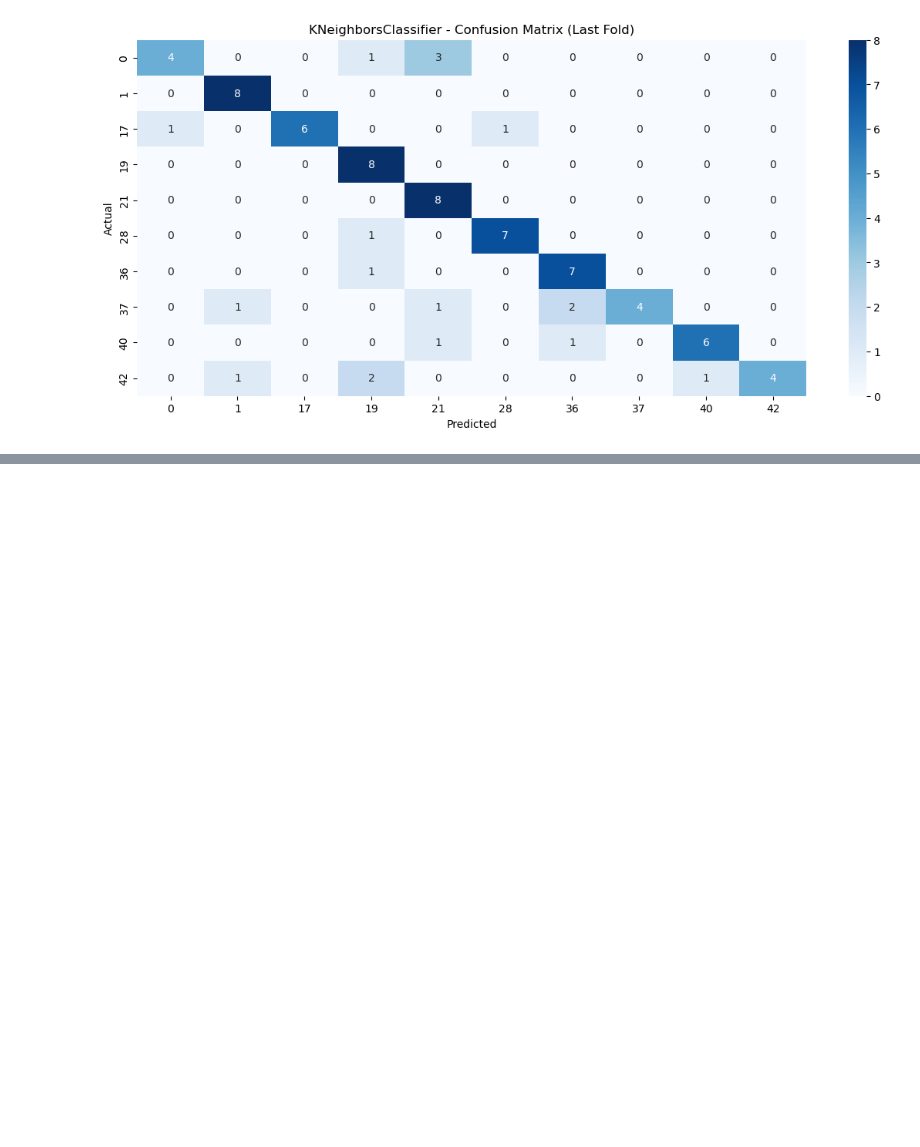
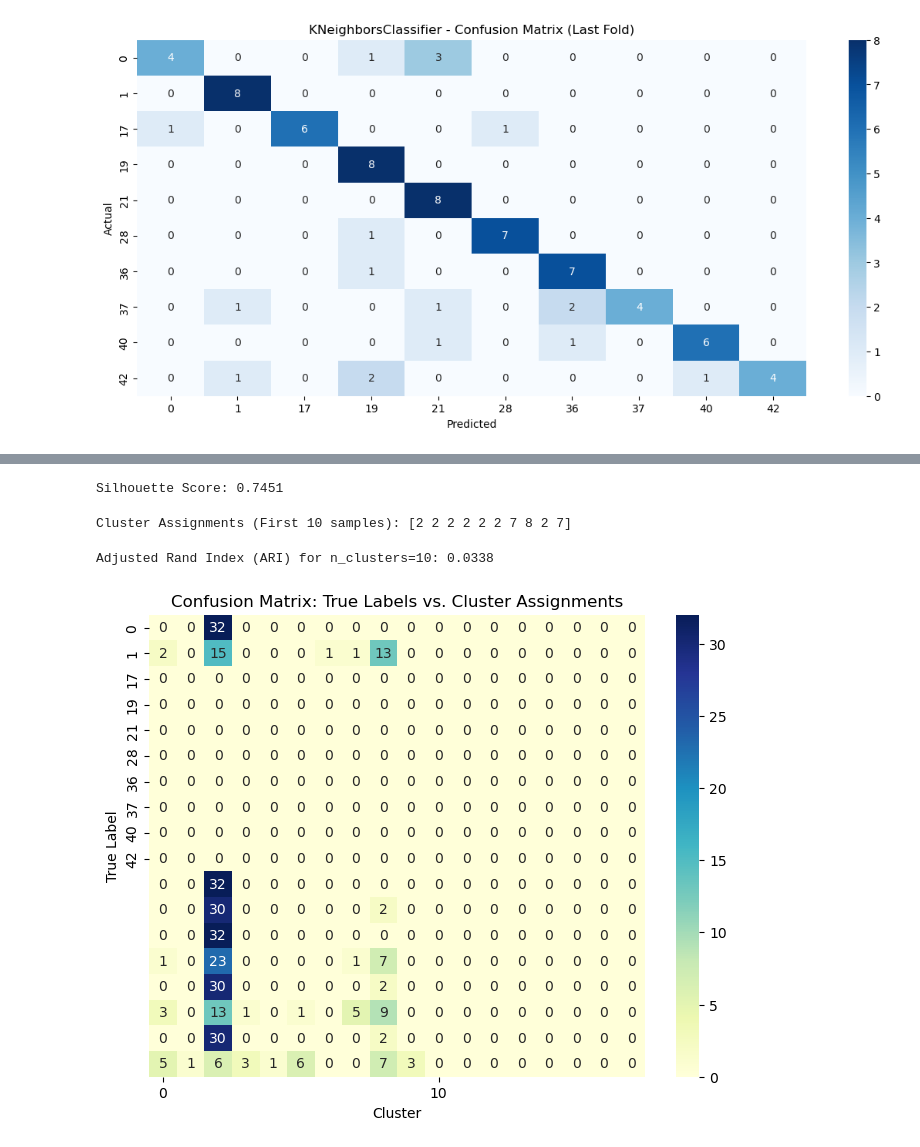
Before and after one commit to soheilbh/aed-challange, a Jupyter notebook: main.ipynb, the cells around one changed output, grey strips where cells are left out. Drawn from its saved outputs; the diff is of its cells as text; code cells hidden in the pictures; blank space fills up the shorter version.

Commit message:
K-means process started

```diff
--- a/main.ipynb
+++ b/main.ipynb
@@ -1410,0 +1587,17 @@ weighted avg       0.83      0.78      0.77        80
+# %%
+feature_selection = {
+    'mfcc': False,
+    'hist': False,
+    'spectral': False,
+    'zcr': False,
+    'envelope': False,
+    'hnr': True
+}
+
+selected_features, X_train, X_test, y_train, y_test, selected_features_names = load_and_split_features(
+    loaded_data, feature_selection
+)
+
+X_train, X_test = preprocess_features(
+    X_train, X_test, normalize=True, apply_pca=False, n_pca_components=0.9, verbose=True
+)
@@ -1410,0 +1617,40 @@ weighted avg       0.83      0.78      0.77        80
+# %%
+n_clusters = 10  # As we have 10 known categories
+kmeans = KMeans(n_clusters=n_clusters, random_state=42)
+kmeans.fit(X_train)
+
+# Step 4: Assign labels
+cluster_labels = kmeans.labels_
+
+# Step 5: Evaluate clustering using silhouette score
+sil_score = silhouette_score(X_train, cluster_labels)
+print(f"\nSilhouette Score: {sil_score:.4f}")
+# %% [output]
+Silhouette Score: 0.7451
+# %%
+# Apply K-Means with 10 clusters
+kmeans_10 = KMeans(n_clusters=10, random_state=42)
+cluster_assignments = kmeans_10.fit_predict(X_train)  # Use training data features
+
+print(f"Cluster Assignments (First 10 samples): {cluster_assignments[:10]}")
+# %% [output]
+Cluster Assignments (First 10 samples): [2 2 2 2 2 2 7 8 2 7]
+# %%
+# Calculate ARI score between predicted clusters and true labels
+ari_score = adjusted_rand_score(y_train, cluster_assignments)
+print(f"\nAdjusted Rand Index (ARI) for n_clusters=10: {ari_score:.4f}")
+# %% [output]
+Adjusted Rand Index (ARI) for n_clusters=10: 0.0338
+# %%
+# Confusion matrix
+conf_matrix = confusion_matrix(y_train, cluster_assignments)
+
+# Plotting
+plt.figure(figsize=(8, 6))
+sns.heatmap(conf_matrix, annot=True, fmt='d', cmap='YlGnBu', xticklabels=kmeans_10.cluster_centers_.shape[0], yticklabels=np.unique(y_train))
+plt.title('Confusion Matrix: True Labels vs. Cluster Assignments')
+plt.xlabel('Cluster')
+plt.ylabel('True Label')
+plt.show()
+# %% [output]
+[figure, added]
```
Also changed, not shown: parts of 10 cells of this notebook.
